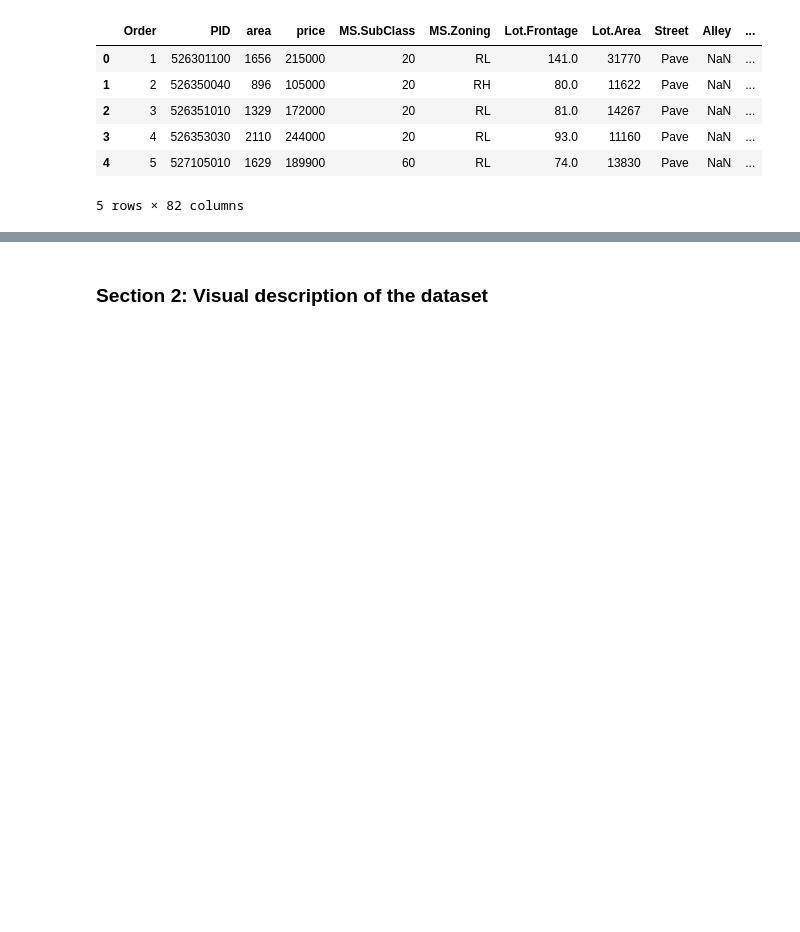
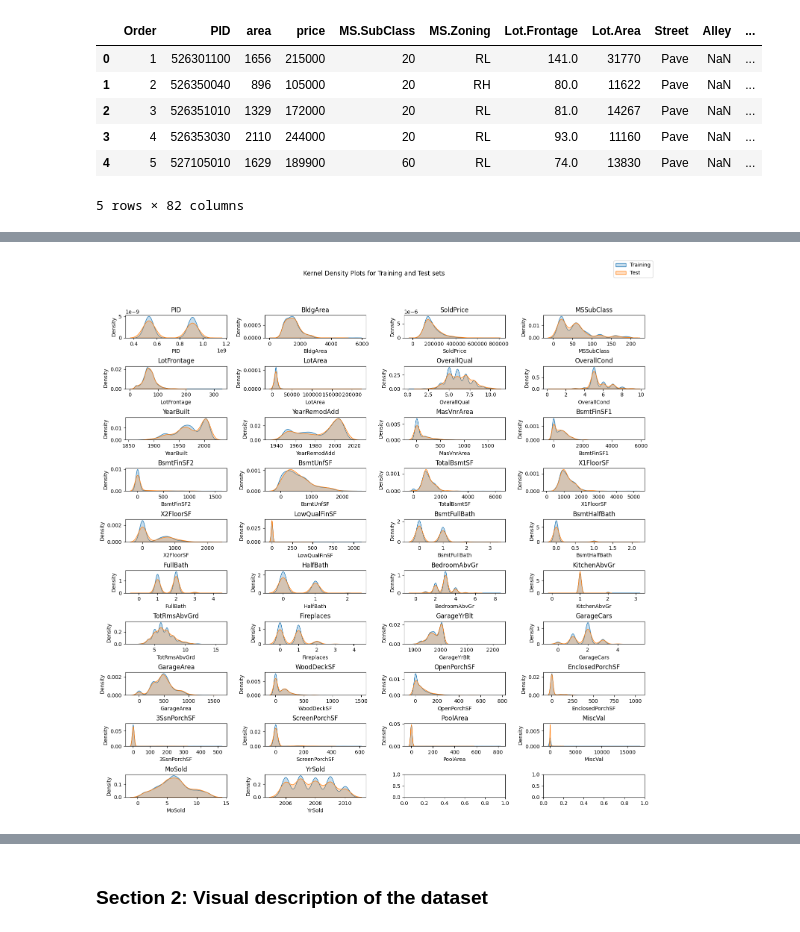
Before and after one commit to rajesvariparasa/ml-processing-pipeline-for-predicting-houseprices, a Jupyter notebook: Milestone-1-Dataset.ipynb, the cells around one changed output, grey strips where cells are left out. Saved outputs shown, nothing was run; the diff lists cells and outputs as text; code cells hidden in the pictures; blank space fills up the shorter version.

```diff
--- a/Milestone-1-Dataset.ipynb
+++ b/Milestone-1-Dataset.ipynb
@@ -41,0 +152,5 @@ data.head()
+# %%
+#Dropping 'Order' column
+data = data.drop('Order', axis=1)
+#Visualizing dataset columns
+data.columns
@@ -41,0 +191,2 @@ data.head()
+# %%
+data_train, data_test = train_test_split(data, test_size=0.2, random_state=33)
@@ -41,0 +198,30 @@ data.head()
+# %%
+# Filter columns to include only numerical variables
+numeric_train = data_train.select_dtypes(include=['int64', 'float64'])
+numeric_test = data_test.select_dtypes(include=['int64', 'float64'])
+
+# Create subplots for each variable
+fig, axes = plt.subplots(nrows=10, ncols=4, figsize=(15, 15))
+fig.suptitle('Kernel Density Plots for Training and Test sets')
+
+# Plot kernel density for each variable
+for i, (var_name, var_data) in enumerate(numeric_train.items()):
+    row = i // 4
+    col = i % 4
+    ax = axes[row, col]
+
+    sns.kdeplot(var_data, ax=ax, label='Training', shade=True)
+    sns.kdeplot(numeric_test[var_name], ax=ax, label='Test', shade=True)
+
+    ax.set_title(var_name)
+
+# Adjust spacing and show plot
+plt.tight_layout()
+handles, labels = ax.get_legend_handles_labels()  # Get handles and labels from the last subplot
+plt.figlegend(handles, labels, loc='upper right')
+plt.subplots_adjust(top=0.9)
+plt.show()
+
+warnings.filterwarnings('ignore', category=FutureWarning)
+# %% [output]
+[figure, added]
```
Also changed, not shown: parts of 35 cells of this notebook.
